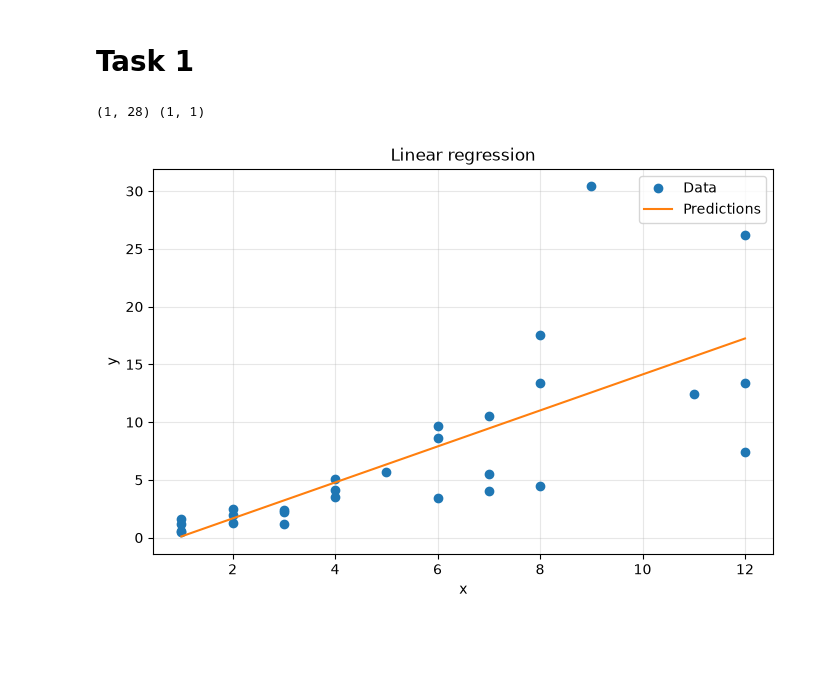
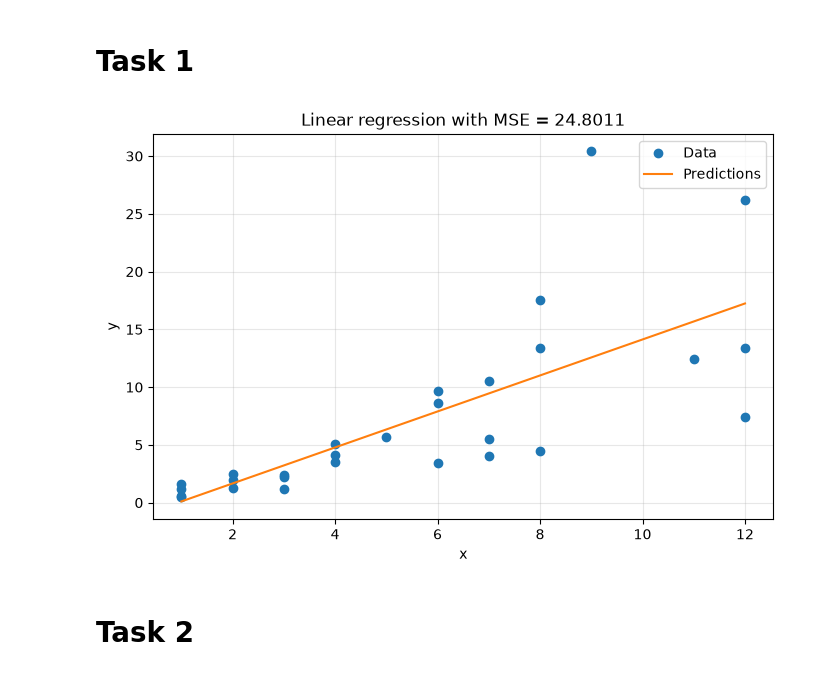
Before and after one commit to lspita-academic/ucph-machine-learning-a, a Jupyter notebook: assignments/ha1/regression/regression.ipynb, the cells around one changed output. Cells and saved outputs as stored; diff of their text form; code cells hidden in the pictures; blank space fills up the shorter version.

Commit message:
feat(regression): task 3

```diff
--- a/assignments/ha1/regression/regression.ipynb
+++ b/assignments/ha1/regression/regression.ipynb
@@ -12,6 +12,11 @@ def read_dataset(file, data_dir="data"):
     return input_data, output_data
 # %%
 X, y = read_dataset("PCB.dt")
+
+x_plot = X.flatten()
+plot_order = np.argsort(x_plot.flatten())
+x_plot = x_plot[plot_order]
+y_plot = y.flatten()[plot_order]
 # %% [markdown]
 # Task 1
 # %%
@@ -20,34 +25,28 @@ def linear_regression(X, y):
     X_dagger = np.linalg.pinv(X_bias)
     w_bias = X_dagger @ y
     w, b = w_bias[:-1], w_bias[-1]
-    f = lambda x: (w.T @ x) + b # since we operate on the whole matrix, w.T @ x becomes X @ w
+    f = lambda X: (X @ w) + b # since we operate on the whole matrix, w.T @ x becomes X @ w
     return w, b, f
 
 def mean_squared_error(y, y_hat):
     return np.mean((y - y_hat) ** 2)
 # %%
 w_linear, b_linear, f_linear = linear_regression(X, y)
-x = X.reshape((1, -1))
-print(x.shape, w_linear.shape)
-y_hat = f_linear(x)
-mse_linear = mean_squared_error(y, y_hat)
+y_hat_linear = f_linear(X)
+mse_linear = mean_squared_error(y, y_hat_linear)
-# %% [output]
-(1, 28) (1, 1)
 # %%
-x_plot = x.flatten()
-order = np.argsort(x_plot.flatten())
-x_plot = x_plot[order]
-y_plot = y.flatten()[order]
-y_hat_plot = y_hat.flatten()[order]
+y_hat_linear_plot = y_hat_linear.flatten()[plot_order]
 
 fig, ax = plt.subplots(figsize=(8, 5))
 ax.plot(x_plot, y_plot, "o", label="Data")
-ax.plot(x_plot, y_hat_plot, "-", label="Predictions")
+ax.plot(x_plot, y_hat_linear_plot, "-", label="Predictions")
 ax.set_xlabel("x")
 ax.set_ylabel("y")
-ax.set_title(f"Linear regression")
+ax.set_title(f"Linear regression with MSE = {mse_linear:.4f}")
 ax.grid(alpha=0.3)
 ax.legend()
 plt.show()
 # %% [output]
-[figure, old version]
+[figure, new version]
+# %% [markdown]
+# Task 2
```
Also changed, not shown: parts of 2 cells of this notebook.
